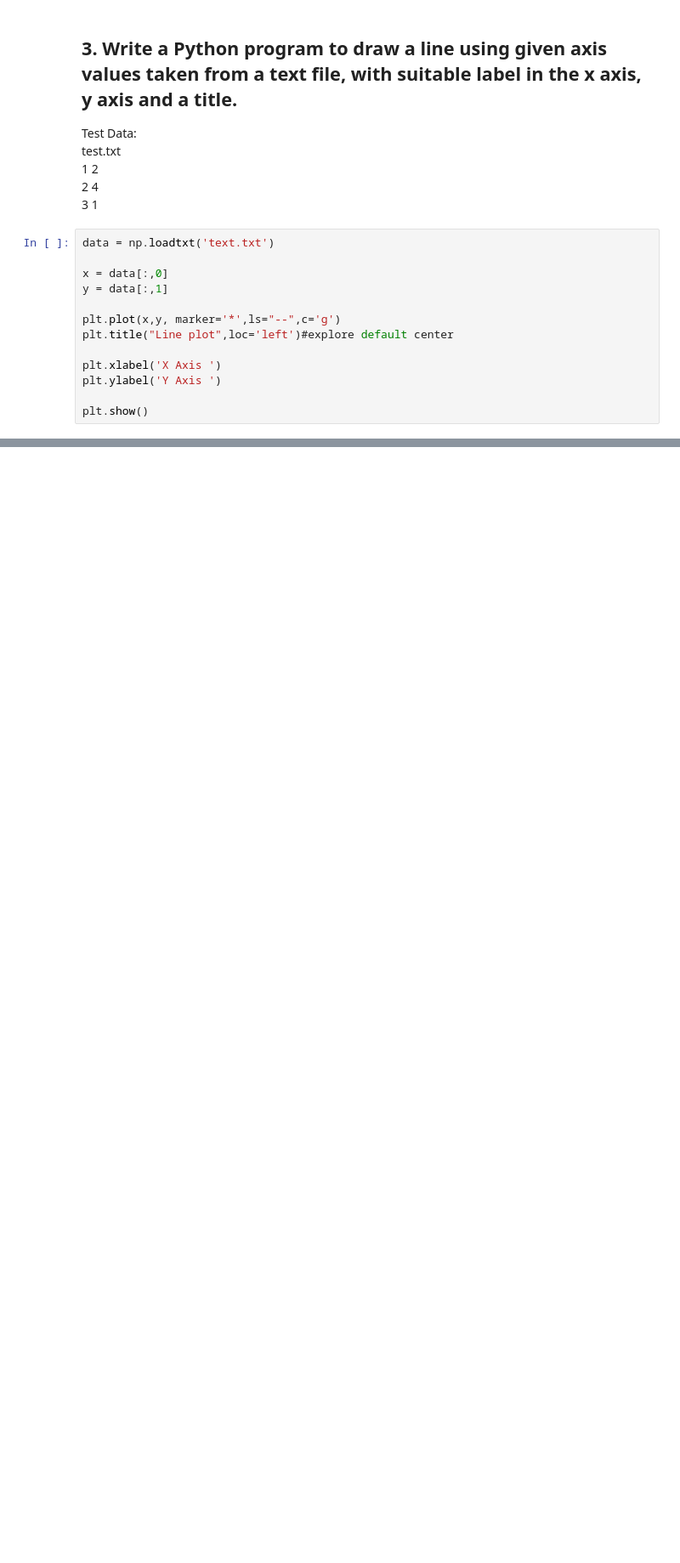
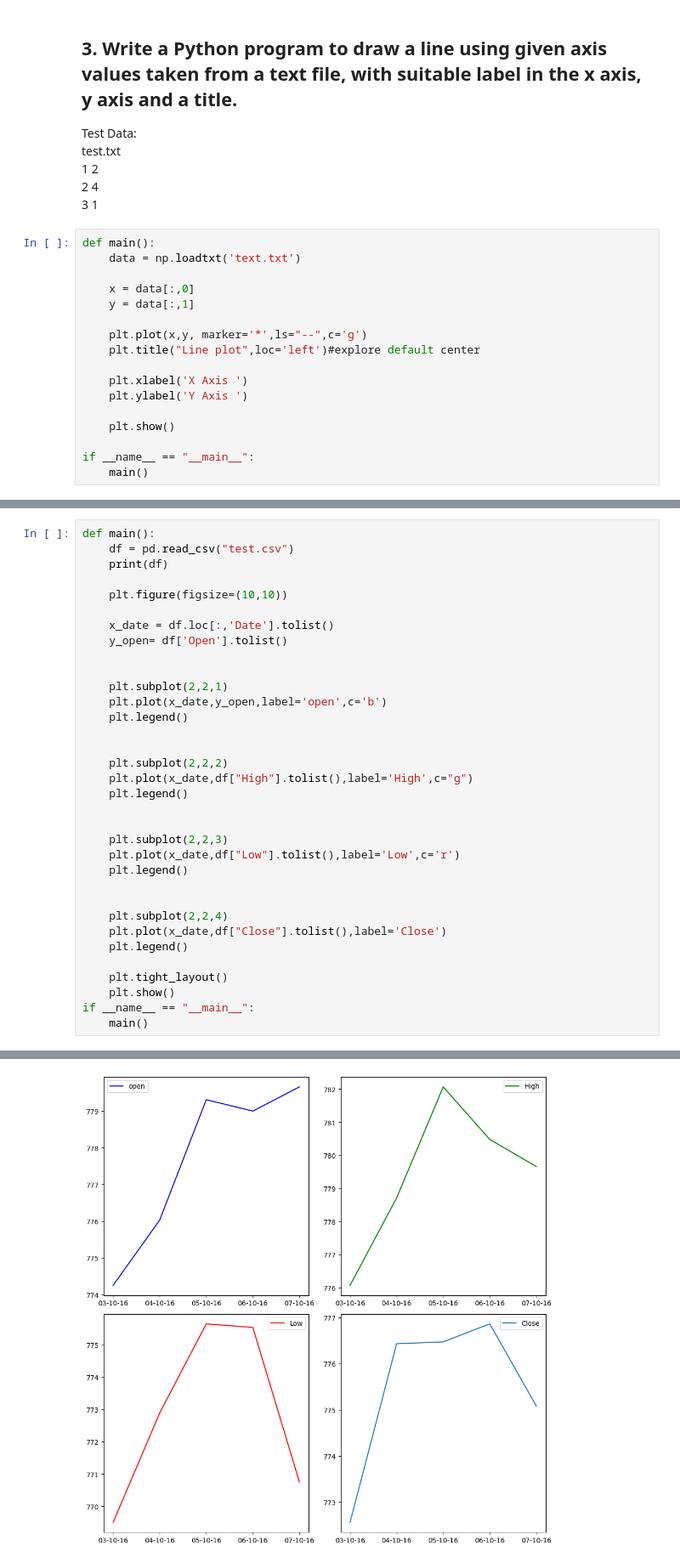
Before and after one commit to Prayag321/Python-libraries, a Jupyter notebook: matplotlib/matplotlib.ipynb, the cells around one changed output, grey strips where cells are left out. Shown at 85% size. Drawn from its saved outputs; the diff is of its cells as text; blank space fills up the shorter version.

Commit message:
[PRAYAG] Add: Python program to draw line charts of the financial data of Alphabet Inc. between October 3, 2016 to October 7, 2016

```diff
--- a/matplotlib/matplotlib.ipynb
+++ b/matplotlib/matplotlib.ipynb
@@ -72,17 +81,21 @@ test.txt<br>
 2 4<br>
 3 1
 # %%
-data = np.loadtxt('text.txt')
+def main():
+	data = np.loadtxt('text.txt')
 
-x = data[:,0]
-y = data[:,1]
+	x = data[:,0]
+	y = data[:,1]
 
-plt.plot(x,y, marker='*',ls="--",c='g')
-plt.title("Line plot",loc='left')#explore default center
+	plt.plot(x,y, marker='*',ls="--",c='g')
+	plt.title("Line plot",loc='left')#explore default center
 
-plt.xlabel('X Axis ')
-plt.ylabel('Y Axis ')
+	plt.xlabel('X Axis ')
+	plt.ylabel('Y Axis ')
 
-plt.show()
+	plt.show()
+
+if __name__ == "__main__":
+	main()
 # %% [output]
 [figure]
@@ -88,0 +111,35 @@ plt.show()
+# %%
+def main():
+	df = pd.read_csv("test.csv")
+	print(df)
+
+	plt.figure(figsize=(10,10))
+
+	x_date = df.loc[:,'Date'].tolist()
+	y_open= df['Open'].tolist()
+
+
+	plt.subplot(2,2,1)
+	plt.plot(x_date,y_open,label='open',c='b')
+	plt.legend()
+
+
+	plt.subplot(2,2,2)
+	plt.plot(x_date,df["High"].tolist(),label='High',c="g")
+	plt.legend()
+
+
+	plt.subplot(2,2,3)
+	plt.plot(x_date,df["Low"].tolist(),label='Low',c='r')
+	plt.legend()
+
+
+	plt.subplot(2,2,4)
+	plt.plot(x_date,df["Close"].tolist(),label='Close')
+	plt.legend()
+
+	plt.tight_layout()
+	plt.show()
+if __name__ == "__main__":
+	main()
+# %% [output]
@@ -88,0 +152 @@ plt.show()
+[figure, added]
```
Also changed, not shown: parts of 5 cells of this notebook, 1 other file.
